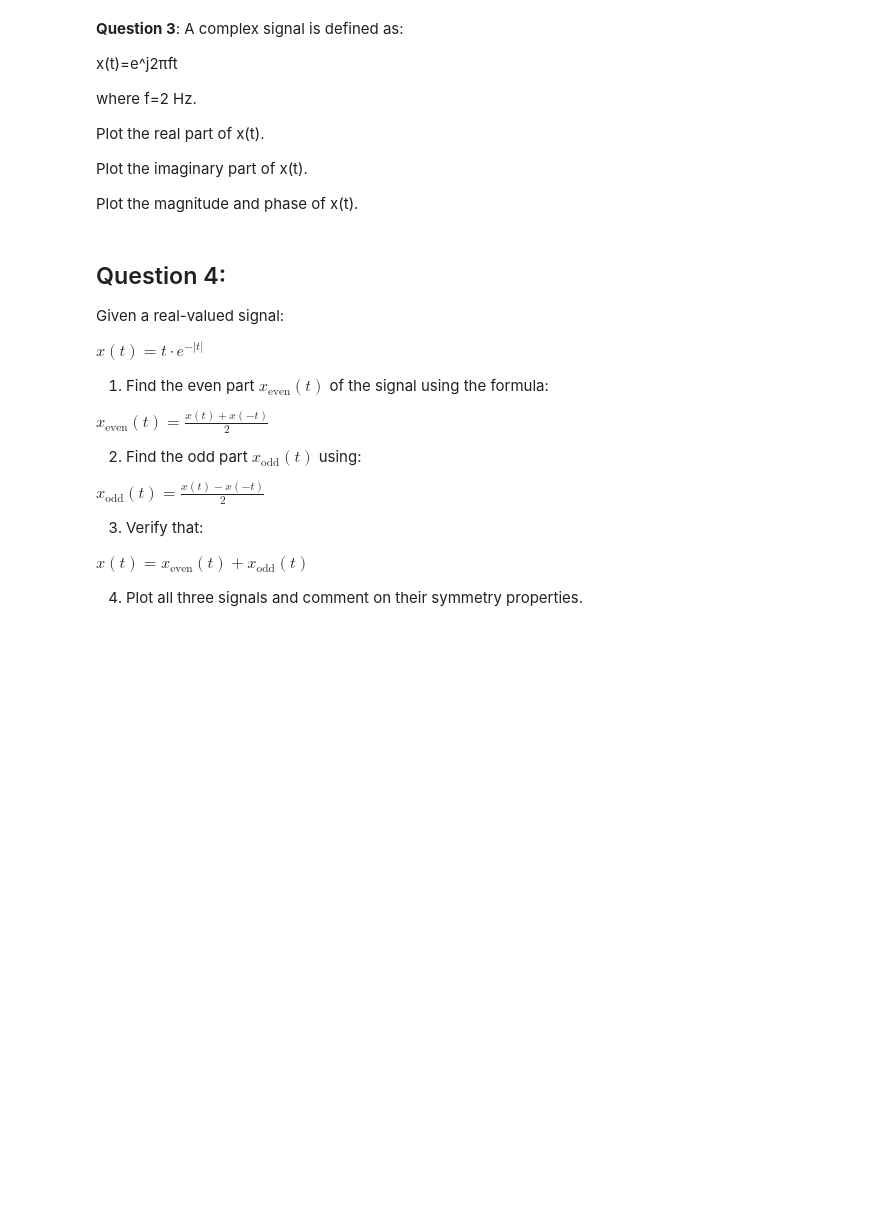
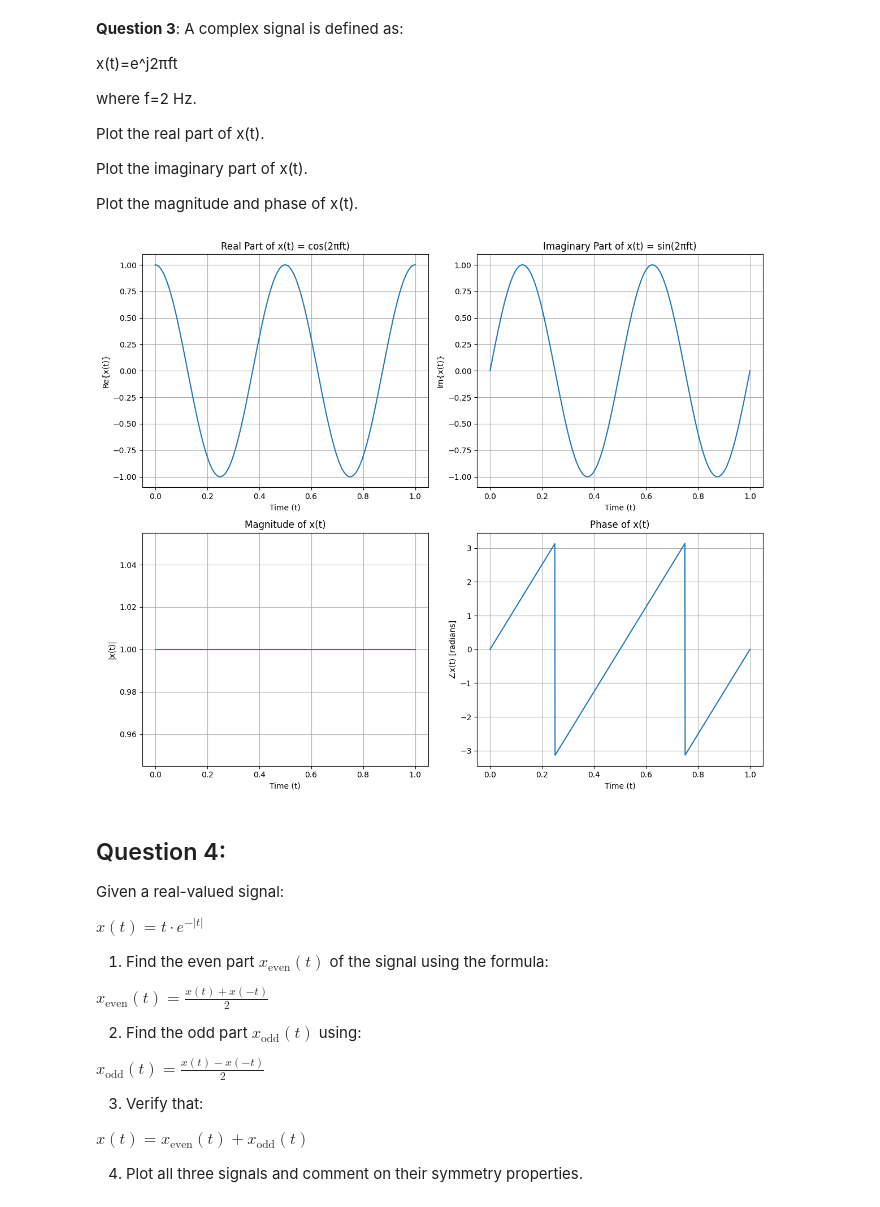
Before and after one commit to GOW1455/Freq_Mix_Demix, a Jupyter notebook: EE200_TSandhan_Tutorial_2.ipynb, the cells around one changed output. Drawn from its saved outputs; the diff is of its cells as text; code cells hidden in the pictures; blank space fills up the shorter version.

```diff
--- a/EE200_TSandhan_Tutorial_2.ipynb
+++ b/EE200_TSandhan_Tutorial_2.ipynb
@@ -382,6 +418,51 @@ Plot the real part of x(t).
 Plot the imaginary part of x(t).
 
 Plot the magnitude and phase of x(t).
+# %%
+import numpy as np
+import matplotlib.pyplot as plt
+
+# Time axis
+t = np.linspace(0, 1, 1000)
+f = 2
+
+x_t = np.exp(1j * 2 * np.pi * f * t)
+
+real_part = np.real(x_t)
+imag_part = np.imag(x_t)
+magnitude = np.abs(x_t)
+phase = np.angle(x_t)
+
+plt.figure(figsize=(12, 10))
+
+plt.subplot(2, 2, 1)
+plt.plot(t, real_part)
+plt.title("Real Part of x(t) = cos(2πft)")
+plt.xlabel("Time (t)"); plt.ylabel("Re{x(t)}")
+plt.grid(True)
+
+plt.subplot(2, 2, 2)
+plt.plot(t, imag_part)
+plt.title("Imaginary Part of x(t) = sin(2πft)")
+plt.xlabel("Time (t)"); plt.ylabel("Im{x(t)}")
+plt.grid(True)
+
+plt.subplot(2, 2, 3)
+plt.plot(t, magnitude)
+plt.title("Magnitude of x(t)")
+plt.xlabel("Time (t)"); plt.ylabel("|x(t)|")
+plt.grid(True)
+
+plt.subplot(2, 2, 4)
+plt.plot(t, phase)
+plt.title("Phase of x(t)")
+plt.xlabel("Time (t)"); plt.ylabel("∠x(t) [radians]")
+plt.grid(True)
+
+plt.tight_layout()
+plt.show()
+# %% [output]
+[figure, added]
 # %% [markdown]
 ##  Question 4:
 
```
Also changed, not shown: parts of 5 cells of this notebook.
